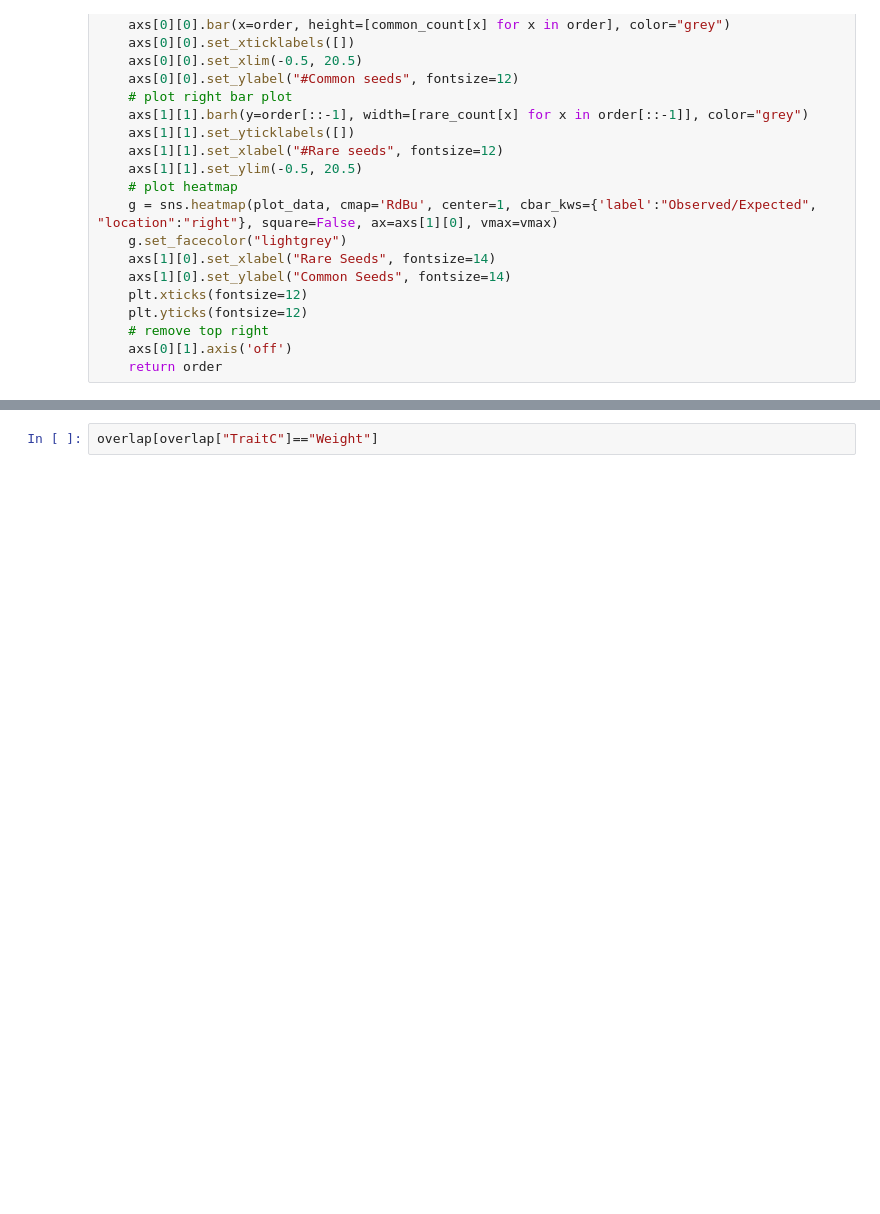
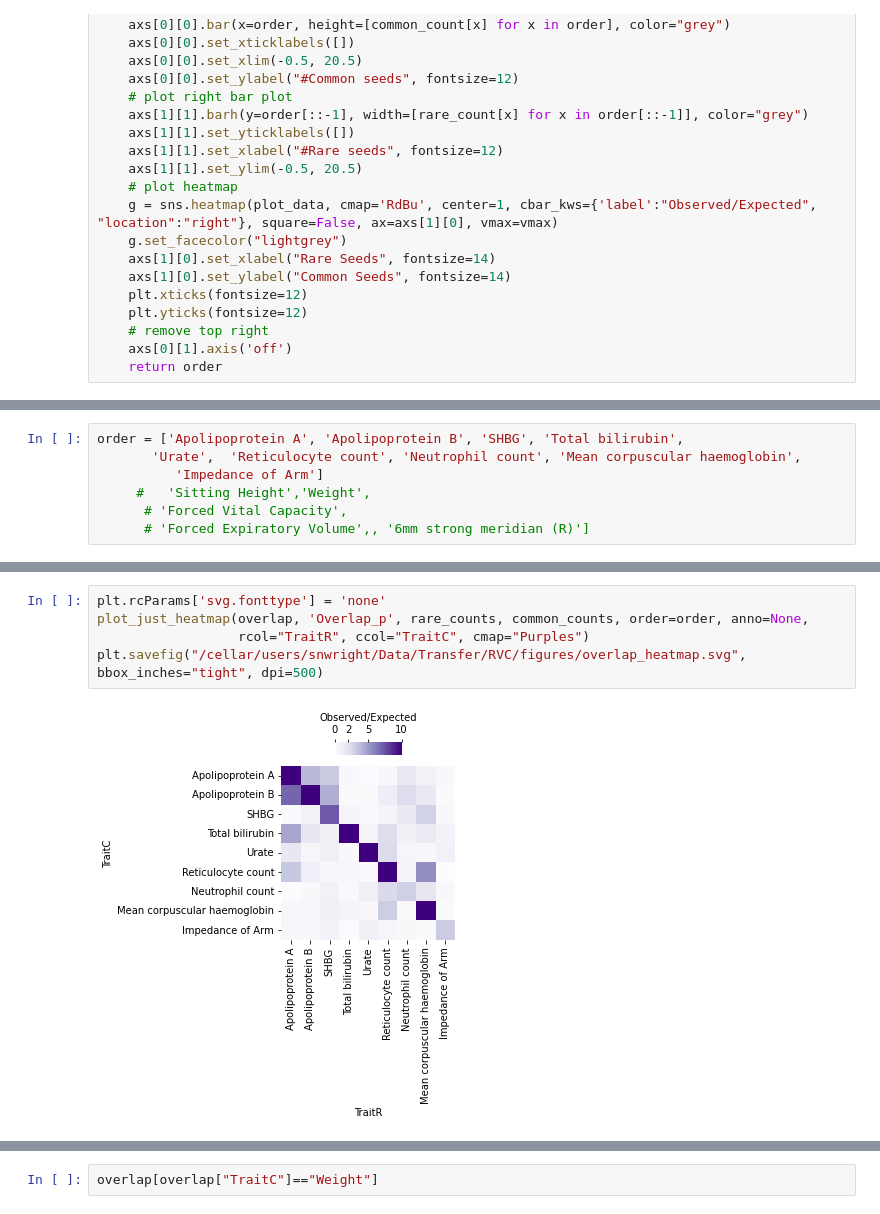
Before and after one commit to sarah-n-wright/CARVA, a Jupyter notebook: pilot_files/pilot2-viz.ipynb, the cells around one changed output, grey strips where cells are left out. Saved outputs shown, nothing was run; the diff lists cells and outputs as text; blank space fills up the shorter version.

```diff
--- a/pilot2-viz.ipynb
+++ b/pilot_files/pilot2-viz.ipynb
@@ -140,0 +153,7 @@ order= plot_heatmap_with_bars(pilot, 'OE', rare_counts, common_counts)
+# %%
+order = ['Apolipoprotein A', 'Apolipoprotein B', 'SHBG', 'Total bilirubin',
+       'Urate',  'Reticulocyte count', 'Neutrophil count', 'Mean corpuscular haemoglobin',
+          'Impedance of Arm']
+     #   'Sitting Height','Weight',
+      # 'Forced Vital Capacity',
+      # 'Forced Expiratory Volume',, '6mm strong meridian (R)']
@@ -208,0 +271,7 @@ plot_just_heatmap(pilot, 'OE', rare_counts, common_counts, order=order, anno=ann
+# %%
+plt.rcParams['svg.fonttype'] = 'none'
+plot_just_heatmap(overlap, 'Overlap_p', rare_counts, common_counts, order=order, anno=None,
+                  rcol="TraitR", ccol="TraitC", cmap="Purples")
+plt.savefig("/cellar/users/snwright/Data/Transfer/RVC/figures/overlap_heatmap.svg", bbox_inches="tight", dpi=500)
+# %% [output]
+[figure, added]
```
Also changed, not shown: parts of 26 cells of this notebook, 21 other files.
